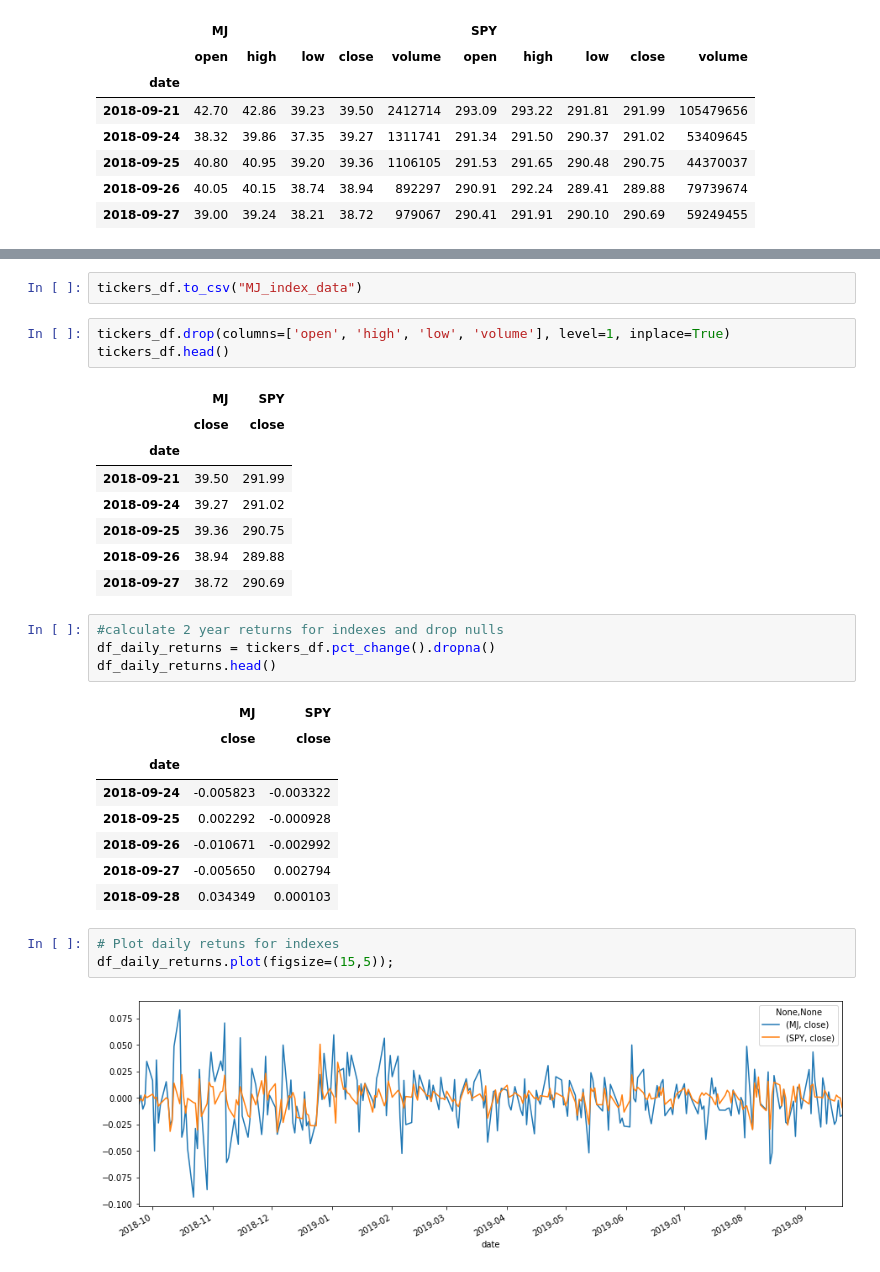
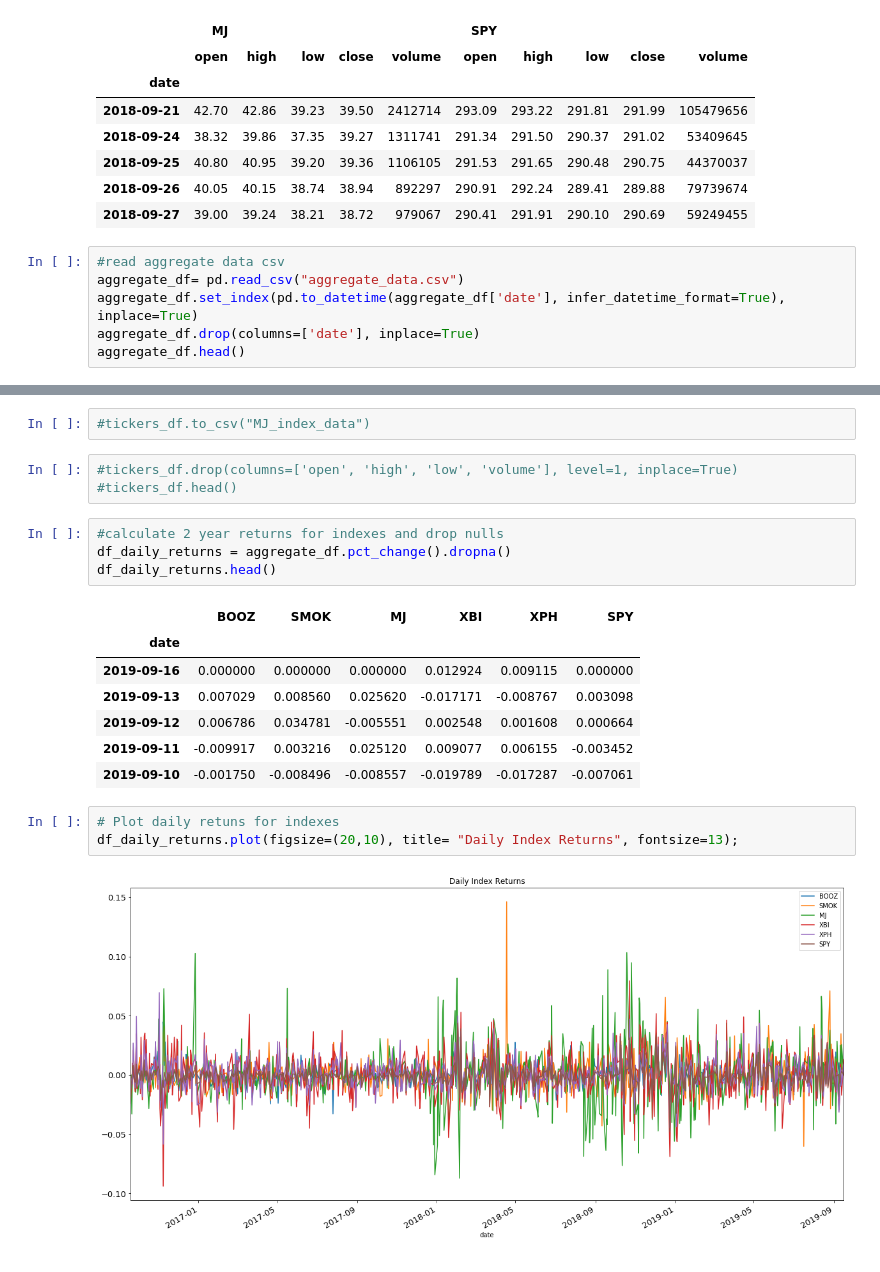
Before and after one commit to Briantaylor97/Cannabis-industry-analysis, a Jupyter notebook: MJ_index_compare.ipynb, the cells around one changed output, grey strips where cells are left out. Drawn from its saved outputs; the diff is of its cells as text.

```diff
--- a/MJ_index_compare.ipynb
+++ b/MJ_index_compare.ipynb
@@ -22,3 +22,9 @@ import matplotlib.pyplot as plt
 | 2018-09-25 | 40.80 | 40.95 | 39.20 | 39.36 | 1106105 | 291.53 | 291.65 | 290.48 | 290.75 | 44370037 |
 | 2018-09-26 | 40.05 | 40.15 | 38.74 | 38.94 | 892297 | 290.91 | 292.24 | 289.41 | 289.88 | 79739674 |
 | 2018-09-27 | 39.00 | 39.24 | 38.21 | 38.72 | 979067 | 290.41 | 291.91 | 290.10 | 290.69 | 59249455 |
+# %%
+#read aggregate data csv
+aggregate_df= pd.read_csv("aggregate_data.csv")
+aggregate_df.set_index(pd.to_datetime(aggregate_df['date'], infer_datetime_format=True), inplace=True)
+aggregate_df.drop(columns=['date'], inplace=True)
+aggregate_df.head()
@@ -25,35 +39,25 @@ import matplotlib.pyplot as plt
 # %%
-tickers_df.to_csv("MJ_index_data")
+#tickers_df.to_csv("MJ_index_data")
 # %%
-tickers_df.drop(columns=['open', 'high', 'low', 'volume'], level=1, inplace=True)
-tickers_df.head()
+#tickers_df.drop(columns=['open', 'high', 'low', 'volume'], level=1, inplace=True)
+#tickers_df.head()
-# %% [output]
-|  | MJ | SPY |
-|  | close | close |
-| date |  |  |
-| 2018-09-21 | 39.50 | 291.99 |
-| 2018-09-24 | 39.27 | 291.02 |
-| 2018-09-25 | 39.36 | 290.75 |
-| 2018-09-26 | 38.94 | 289.88 |
-| 2018-09-27 | 38.72 | 290.69 |
 # %%
 #calculate 2 year returns for indexes and drop nulls
-df_daily_returns = tickers_df.pct_change().dropna()
+df_daily_returns = aggregate_df.pct_change().dropna()
 df_daily_returns.head()
 # %% [output]
-|  | MJ | SPY |
-|  | close | close |
-| date |  |  |
-| 2018-09-24 | -0.005823 | -0.003322 |
-| 2018-09-25 | 0.002292 | -0.000928 |
-| 2018-09-26 | -0.010671 | -0.002992 |
-| 2018-09-27 | -0.005650 | 0.002794 |
-| 2018-09-28 | 0.034349 | 0.000103 |
+|  | BOOZ | SMOK | MJ | XBI | XPH | SPY |
+| date |  |  |  |  |  |  |
+| 2019-09-16 | 0.000000 | 0.000000 | 0.000000 | 0.012924 | 0.009115 | 0.000000 |
+| 2019-09-13 | 0.007029 | 0.008560 | 0.025620 | -0.017171 | -0.008767 | 0.003098 |
+| 2019-09-12 | 0.006786 | 0.034781 | -0.005551 | 0.002548 | 0.001608 | 0.000664 |
+| 2019-09-11 | -0.009917 | 0.003216 | 0.025120 | 0.009077 | 0.006155 | -0.003452 |
+| 2019-09-10 | -0.001750 | -0.008496 | -0.008557 | -0.019789 | -0.017287 | -0.007061 |
 # %%
 # Plot daily retuns for indexes
-df_daily_returns.plot(figsize=(15,5));
+df_daily_returns.plot(figsize=(20,10), title= "Daily Index Returns", fontsize=13);
 # %% [output]
-[figure, old version]
+[figure, new version]
 # %%
 # Plot cumulative returns for the indexes
 cumulative_returns_indexes = (1 + df_daily_returns).cumprod() - 1
```
Also changed, not shown: parts of 12 cells of this notebook.
